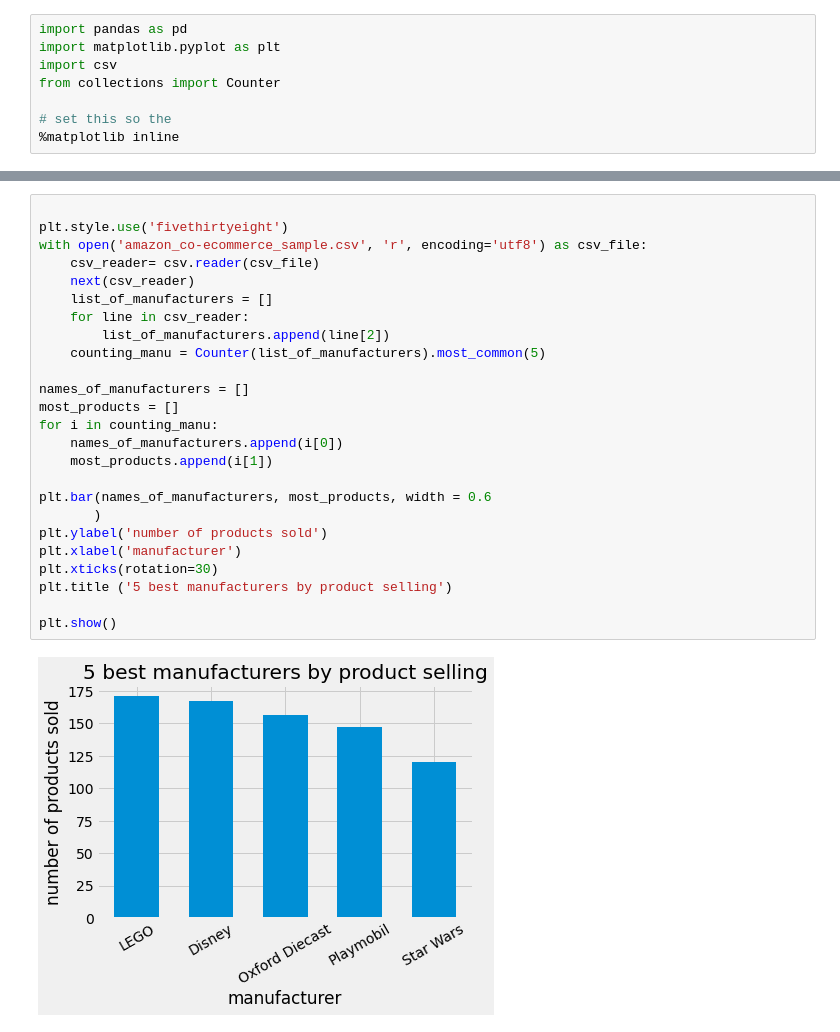
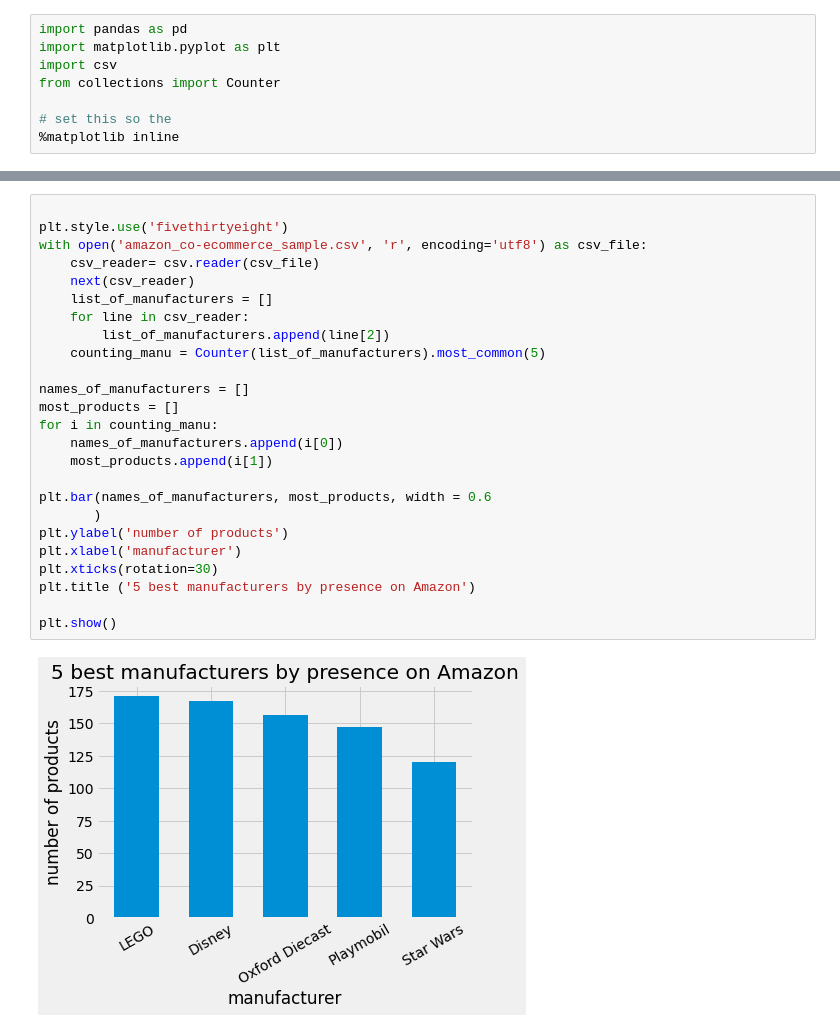
Before and after one commit to emorano916/data-visualization, a Jupyter notebook: Notebook Amazon.ipynb, the cells around one changed output, grey strips where cells are left out. Drawn from its saved outputs; the diff is of its cells as text.

Commit message:
add first plot2

```diff
--- a/Notebook Amazon.ipynb
+++ b/Notebook Amazon.ipynb
@@ -19,27 +19,27 @@ amazon.head()
 # %%
 
 plt.style.use('fivethirtyeight')
 with open('amazon_co-ecommerce_sample.csv', 'r', encoding='utf8') as csv_file:
     csv_reader= csv.reader(csv_file)
     next(csv_reader)
     list_of_manufacturers = []
     for line in csv_reader:
         list_of_manufacturers.append(line[2])
     counting_manu = Counter(list_of_manufacturers).most_common(5)
 
 names_of_manufacturers = []
 most_products = []
 for i in counting_manu:
     names_of_manufacturers.append(i[0])
     most_products.append(i[1])
 
 plt.bar(names_of_manufacturers, most_products, width = 0.6
        )
-plt.ylabel('number of products sold')
+plt.ylabel('number of products')
 plt.xlabel('manufacturer')
 plt.xticks(rotation=30)
-plt.title ('5 best manufacturers by product selling')
+plt.title ('5 best manufacturers by presence on Amazon')
 
 plt.show()
 # %% [output]
-[figure, old version]
+[figure, new version]
```
